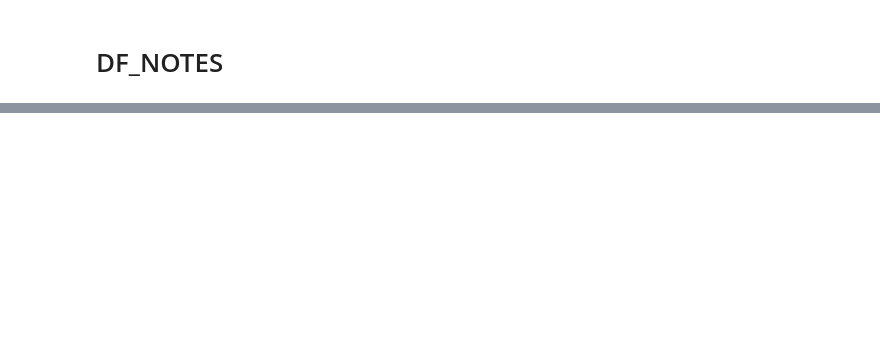
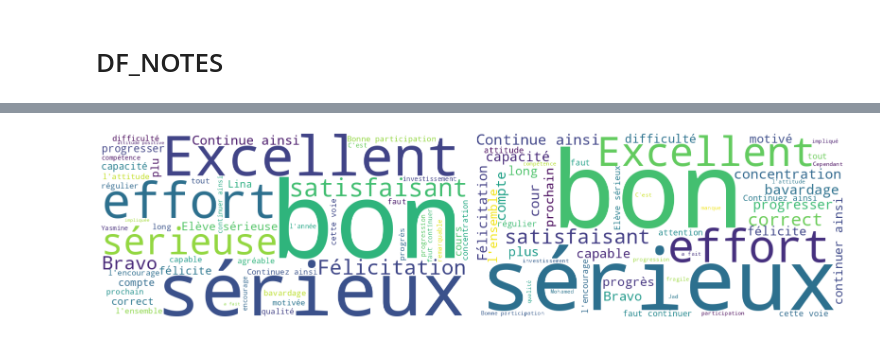
Before and after one commit to MathieuBartozzi/audit_daudet_osui, a Jupyter notebook: data_pronote_processing.ipynb, the cells around one changed output, grey strips where cells are left out. Saved outputs shown, nothing was run; the diff lists cells and outputs as text; code cells hidden in the pictures; blank space fills up the shorter version.

```diff
--- a/data_pronote_processing.ipynb
+++ b/data_pronote_processing.ipynb
@@ -323,0 +454,2 @@ DataFrame 'Sanction' exporté vers exported_data/Sanction.csv
+# %%
+df_appreciationprofesseurs=data_pronote['Appreciationprofesseurs'].copy()
@@ -323,0 +463,43 @@ DataFrame 'Sanction' exporté vers exported_data/Sanction.csv
+# %%
+from collections import Counter
+import re
+# Obtenir les stopwords français
+french_stopwords = set(stopwords.words('french'))
+# Mots supplémentaires à exclure
+custom_stopwords = {"très", "résultats","trimestre", "élève", "classe", "travail", "année", "niveau", "ensemble", "personnel"}
+
+# Mise à jour de la liste des stopwords
+french_stopwords.update(custom_stopwords)
+
+# Assurez-vous que `text_filles` et `text_garcons` contiennent les textes pour chaque groupe
+text_filles = ' '.join(df_appreciationprofesseurs[df_appreciationprofesseurs['sexe'] == 'F']['appr'].dropna())
+text_garcons = ' '.join(df_appreciationprofesseurs[df_appreciationprofesseurs['sexe'] == 'M']['appr'].dropna())
+# %%
+from wordcloud import WordCloud
+import matplotlib.pyplot as plt
+
+
+# Création de nuages de mots
+max_words=50
+wordcloud_filles = WordCloud(width=800, height=400, background_color='white', stopwords=french_stopwords, max_words=max_words).generate(text_filles)
+wordcloud_garcons = WordCloud(width=800, height=400, background_color='white', stopwords=french_stopwords, max_words=max_words).generate(text_garcons)
+
+# Affichage côte à côte des nuages de mots
+plt.figure(figsize=(16, 8))
+
+# Nuage de mots pour les filles
+plt.subplot(1, 2, 1)
+plt.imshow(wordcloud_filles, interpolation='bilinear')
+
+plt.axis('off')
+
+# Nuage de mots pour les garçons
+plt.subplot(1, 2, 2)
+plt.imshow(wordcloud_garcons, interpolation='bilinear')
+
+plt.axis('off')
+
+plt.tight_layout()
+plt.show()
+# %% [output]
+[figure, added]
```
Also changed, not shown: parts of 16 cells of this notebook, 23 other files.
